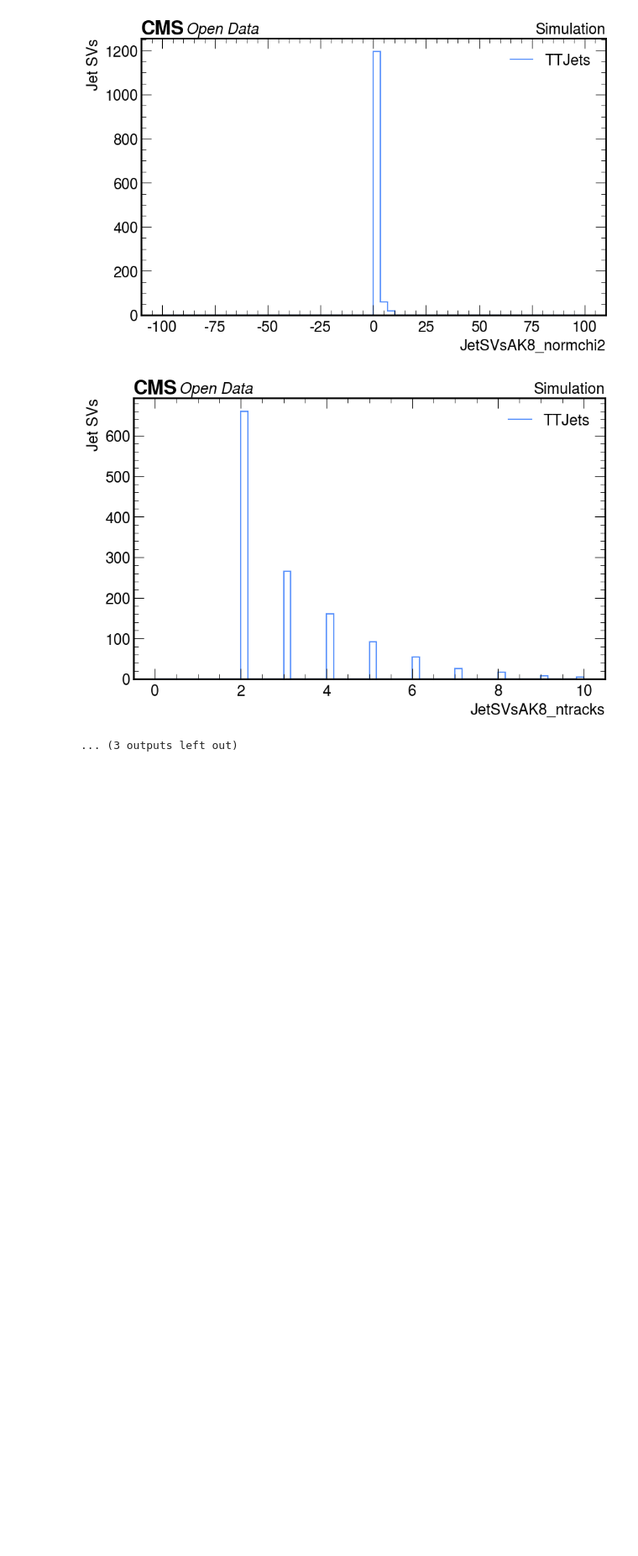
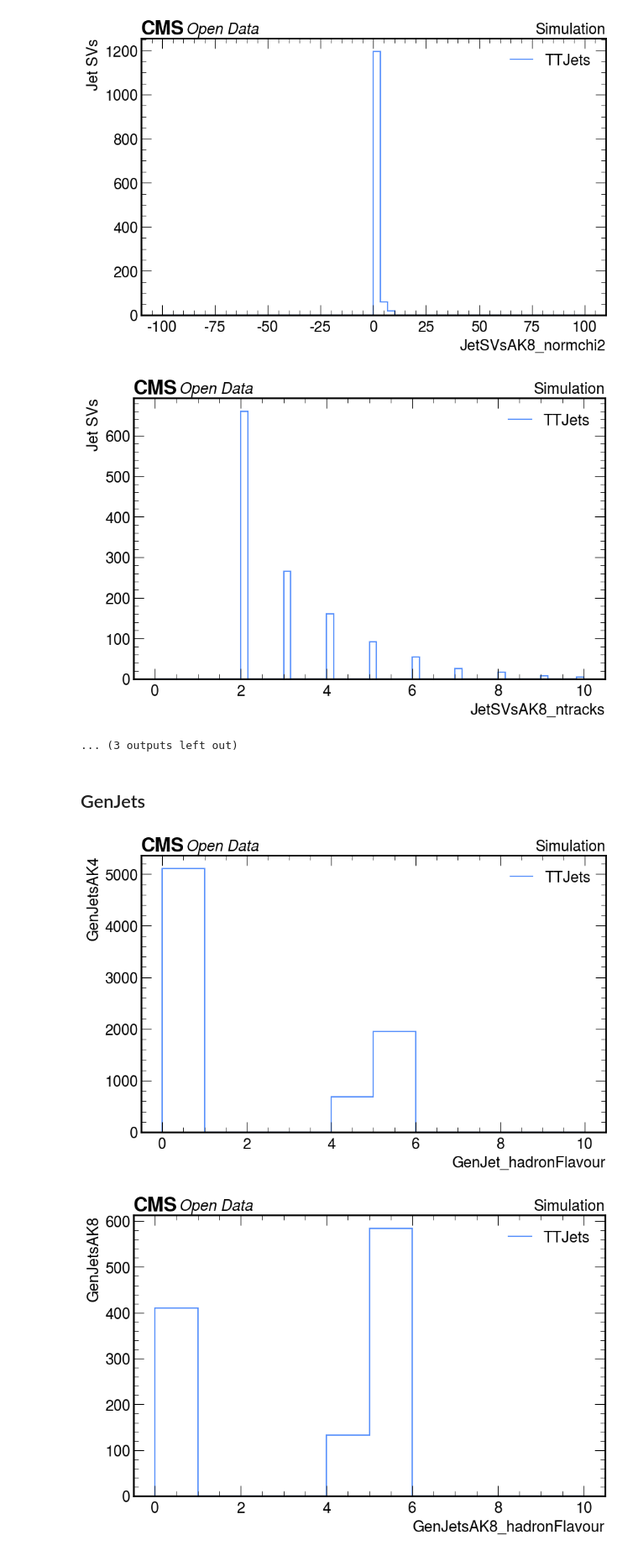
Before and after one commit to xondikoi03/nanoAODCustomisation, a Jupyter notebook: NanoAODJMAR/AnalysisCodes/btvNano_Notebooks/btvNanoAnalysis.ipynb, the cells around one changed output. Shown at 84% size. Drawn from its saved outputs; the diff is of its cells as text; code cells hidden in the pictures; blank space fills up the shorter version.

Commit message:
Updated btvNano Notebook

```diff
--- a/NanoAODJMAR/AnalysisCodes/btvNano_Notebooks/btvNanoAnalysis.ipynb
+++ b/NanoAODJMAR/AnalysisCodes/btvNano_Notebooks/btvNanoAnalysis.ipynb
@@ -312,3 +314,40 @@ make_hist(JetSVsAK8_ptrel, bins=60, range=(0,4), xlabel=r"JetSVsAK8_ptrel", ylab
 [figure]
 [figure]
 ... (3 outputs left out)
+# %% [markdown]
+## GenJets
+# %%
+GenJetsAK4 = btvNanoEvents_2.arrays(["GenJet_pt", "GenJet_eta", "GenJet_phi", "GenJet_mass", "GenJet_hadronFlavour", "GenJet_partonFlavour"], library="ak")
+GenJetsAK8 = btvNanoEvents_2.arrays(["GenJetAK8_pt", "GenJetAK8_eta", "GenJetAK8_phi", "GenJetAK8_mass", "GenJetAK8_hadronFlavour", "GenJetAK8_partonFlavour"], library="ak")
+GenJetCands = btvNanoEvents_2.arrays(["GenJetCands_pt", "GenJetCands_eta", "GenJetCands_phi", "GenJetCands_mass", "GenJetCands_pdgId", "GenJetCands_charge", "GenJetCandsAK4_candIdx","GenJetCandsAK4_jetIdx", "GenJetCandsAK8_candIdx", "GenJetCandsAK8_jetIdx"], library="ak")
+
+GenJet_pt = ak.flatten(GenJetsAK4["GenJet_pt"])
+GenJet_eta = ak.flatten(GenJetsAK4["GenJet_eta"])
+GenJet_phi = ak.flatten(GenJetsAK4["GenJet_phi"])
+GenJet_mass = ak.flatten(GenJetsAK4["GenJet_mass"])
+GenJet_hadronFlavour = ak.flatten(GenJetsAK4["GenJet_hadronFlavour"])
+GenJet_partonFlavour = ak.flatten(GenJetsAK4["GenJet_partonFlavour"])
+
+GenJetsAK8_pt = ak.flatten(GenJetsAK8["GenJetAK8_pt"])
+GenJetsAK8_eta = ak.flatten(GenJetsAK8["GenJetAK8_eta"])
+GenJetsAK8_phi = ak.flatten(GenJetsAK8["GenJetAK8_phi"])
+GenJetsAK8_mass = ak.flatten(GenJetsAK8["GenJetAK8_mass"])
+GenJetsAK8_hadronFlavour = ak.flatten(GenJetsAK8["GenJetAK8_hadronFlavour"])
+GenJetsAK8_partonFlavour = ak.flatten(GenJetsAK8["GenJetAK8_partonFlavour"])
+
+GenJetCands_pt = ak.flatten(GenJetCands["GenJetCands_pt"])
+GenJetCands_eta = ak.flatten(GenJetCands["GenJetCands_eta"])
+GenJetCands_phi = ak.flatten(GenJetCands["GenJetCands_phi"])
+GenJetCands_mass = ak.flatten(GenJetCands["GenJetCands_mass"])
+GenJetCands_pdgId = ak.flatten(GenJetCands["GenJetCands_pdgId"])
+GenJetCands_charge = ak.flatten(GenJetCands["GenJetCands_charge"])
+GenJetCandsAK4_candIdx = ak.flatten(GenJetCands["GenJetCandsAK4_candIdx"])
+GenJetCandsAK4_jetIdx = ak.flatten(GenJetCands["GenJetCandsAK4_jetIdx"])
+GenJetCandsAK8_candIdx = ak.flatten(GenJetCands["GenJetCandsAK8_candIdx"])
+GenJetCandsAK8_jetIdx = ak.flatten(GenJetCands["GenJetCandsAK8_jetIdx"])
+# %%
+make_hist(GenJet_hadronFlavour, bins=10, range=(0,10), xlabel=r"GenJet_hadronFlavour", ylabel="GenJetsAK4", title="Simulation", label="TTJets", fname="TTToSemiLeptonic/GenJet_hadronFlavour.png", logy=False)
+make_hist(GenJetsAK8_hadronFlavour, bins=10, range=(0,10), xlabel=r"GenJetsAK8_hadronFlavour", ylabel="GenJetsAK8", title="Simulation", label="TTJets", fname="TTToSemiLeptonic/GenJetsAK8_hadronFlavour.png", logy=False)
+# %% [output]
+[figure, added]
+[figure, added]
```
Also changed, not shown: parts of 3 cells of this notebook.
